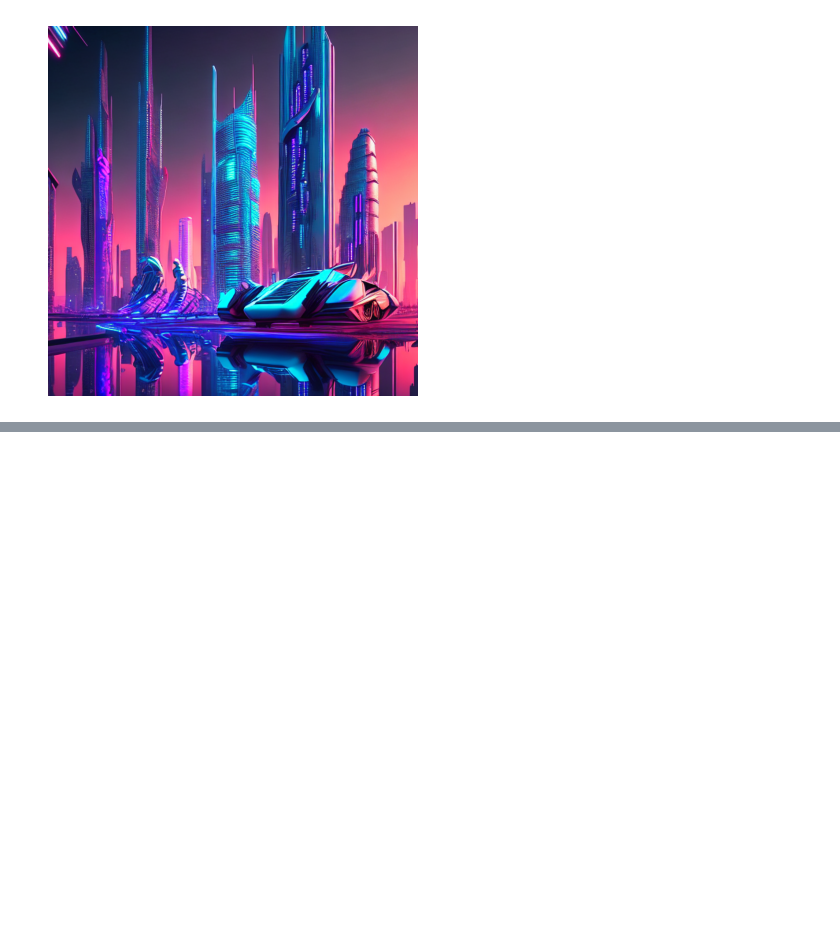
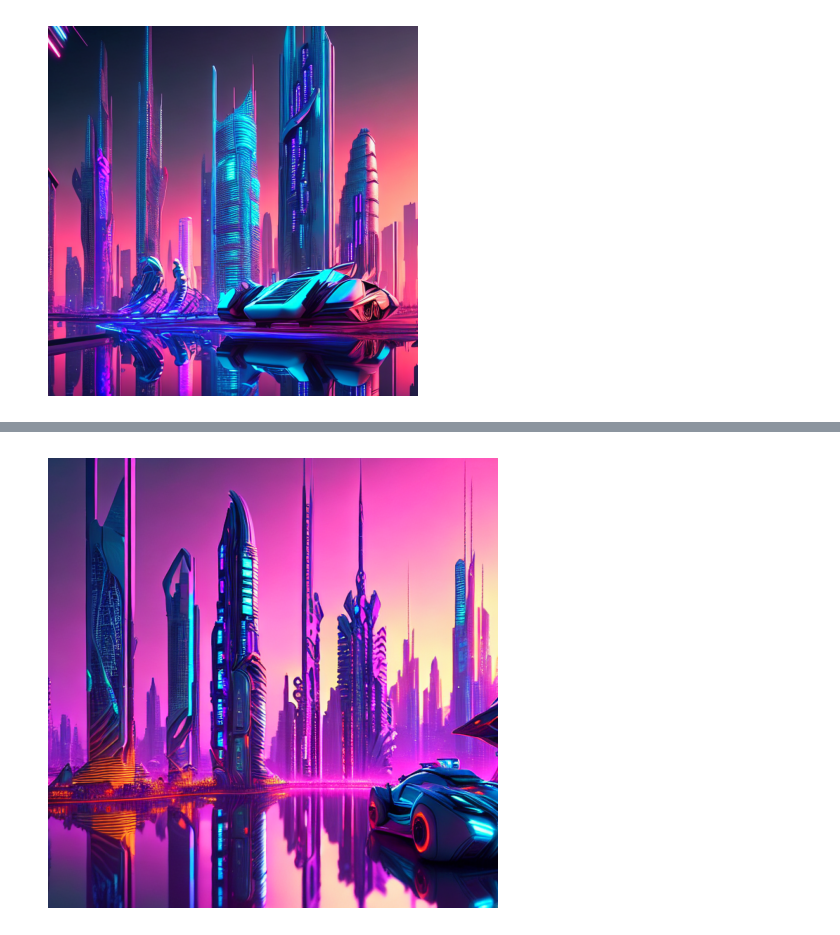
Before and after one commit to GENTLEW1ND/LearningGenAi, a Jupyter notebook: Text_to_image_generation_with_LLM_with_hugging_face.ipynb, the cells around one changed output, grey strips where cells are left out. Saved outputs shown, nothing was run; the diff lists cells and outputs as text; code cells hidden in the pictures; blank space fills up the shorter version.

```diff
--- a/Text_to_image_generation_with_LLM_with_hugging_face.ipynb
+++ b/Text_to_image_generation_with_LLM_with_hugging_face.ipynb
@@ -60,0 +97,7 @@ plt.axis('off')
+# %%
+# num inference steps
+params = {'num_inference_steps': 100}
+
+generate_image(pipe, prompt, params)
+# %% [output]
+[figure, added]
```
Also changed, not shown: parts of 5 cells of this notebook.
